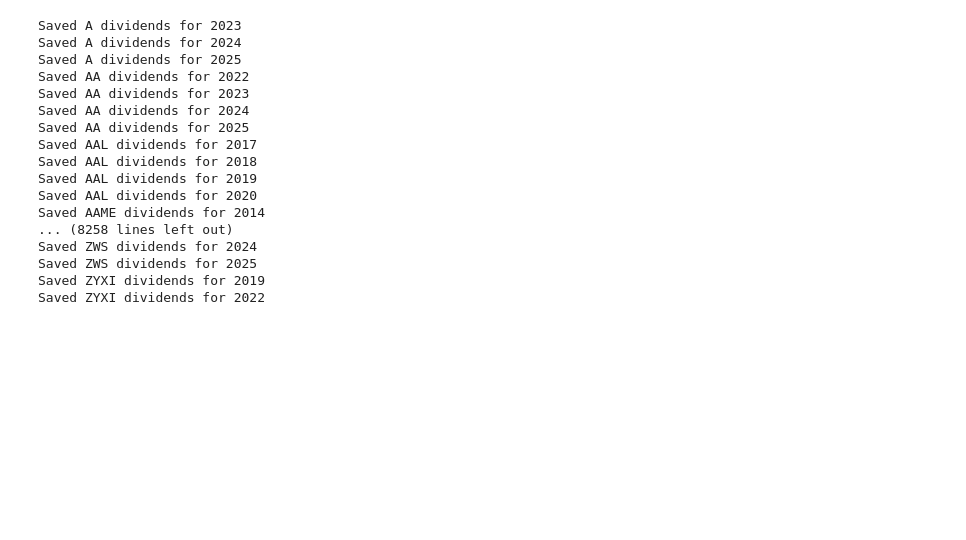
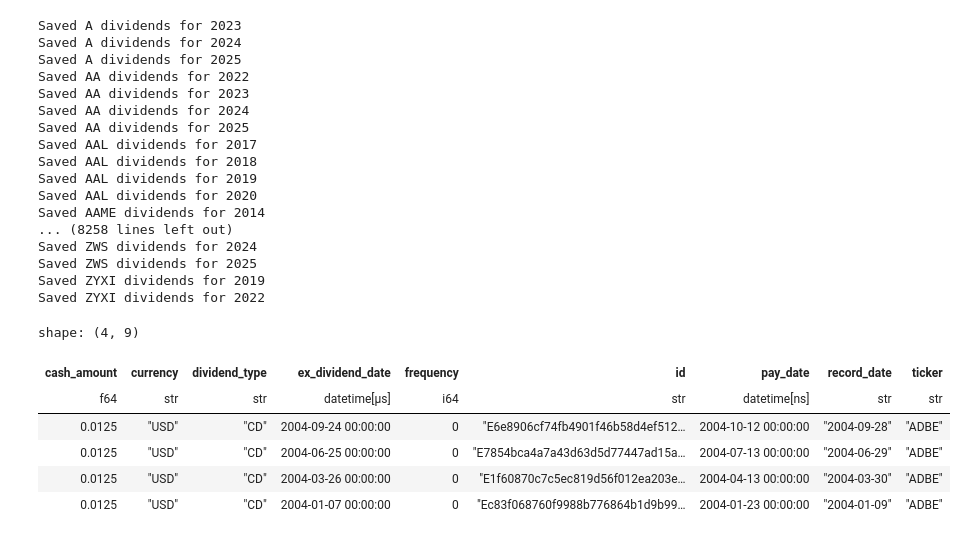
Before and after one commit to ashler-herrick/bibracte-portfolio, a Jupyter notebook: notebooks/polygon_nb.ipynb, the cells around one changed output. Saved outputs shown, nothing was run; the diff lists cells and outputs as text; code cells hidden in the pictures; blank space fills up the shorter version.

```diff
--- a/notebooks/polygon_nb.ipynb
+++ b/notebooks/polygon_nb.ipynb
@@ -572,3 +570,17 @@ Saved ZWS dividends for 2024
 Saved ZWS dividends for 2025
 Saved ZYXI dividends for 2019
 Saved ZYXI dividends for 2022
+# %%
+from bet_edge.options_pipeline.data_lake import load_dividend_data
+
+div = load_dividend_data("ADBE", 2004)
+
+div
+# %% [output]
+shape: (4, 9)
+| cash_amount | currency | dividend_type | ex_dividend_date | frequency | id | pay_date | record_date | ticker |
+| f64 | str | str | datetime[μs] | i64 | str | datetime[ns] | str | str |
+| 0.0125 | "USD" | "CD" | 2004-09-24 00:00:00 | 0 | "E6e8906cf74fb4901f46b58d4ef512… | 2004-10-12 00:00:00 | "2004-09-28" | "ADBE" |
+| 0.0125 | "USD" | "CD" | 2004-06-25 00:00:00 | 0 | "E7854bca4a7a43d63d5d77447ad15a… | 2004-07-13 00:00:00 | "2004-06-29" | "ADBE" |
+| 0.0125 | "USD" | "CD" | 2004-03-26 00:00:00 | 0 | "E1f60870c7c5ec819d56f012ea203e… | 2004-04-13 00:00:00 | "2004-03-30" | "ADBE" |
+| 0.0125 | "USD" | "CD" | 2004-01-07 00:00:00 | 0 | "Ec83f068760f9988b776864b1d9b99… | 2004-01-23 00:00:00 | "2004-01-09" | "ADBE" |
```
Also changed, not shown: parts of 12 cells of this notebook, 27 other files.
